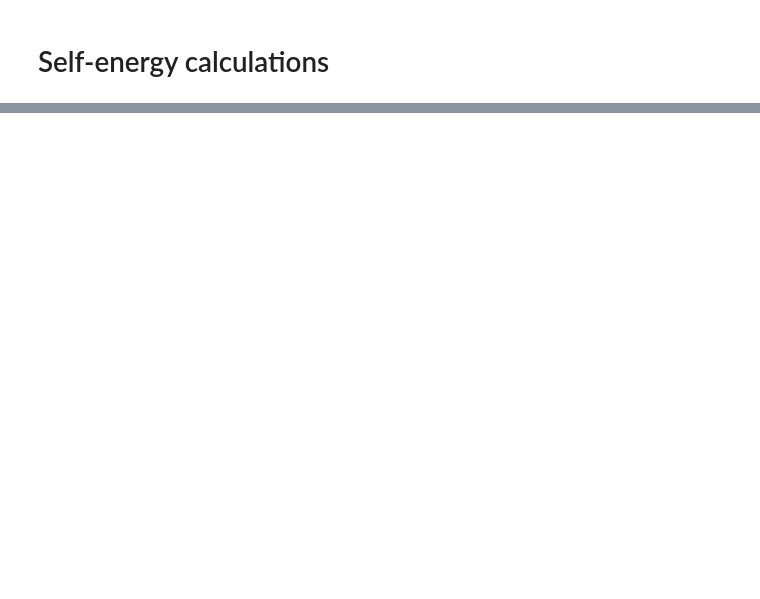
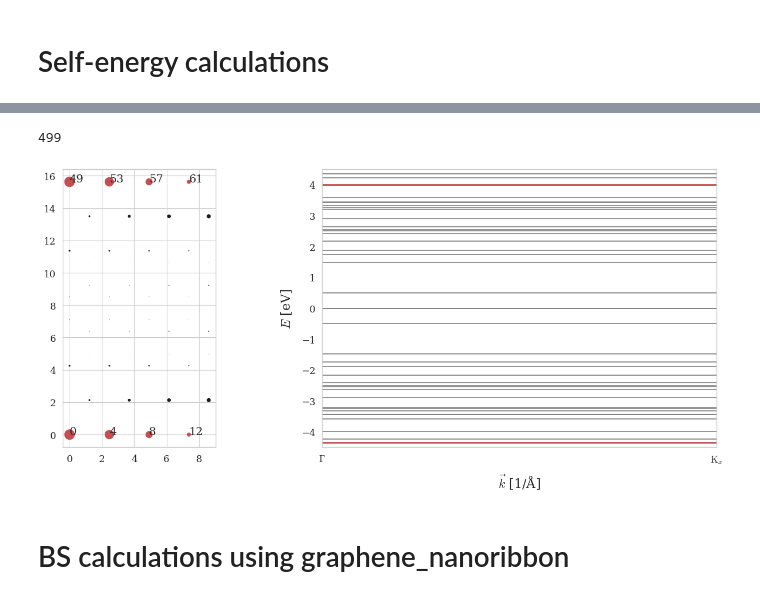
Before and after one commit to BastianValhoj/QTM-ML, a Jupyter notebook: scripts/edge_states.ipynb, the cells around one changed output, grey strips where cells are left out. Saved outputs shown, nothing was run; the diff lists cells and outputs as text; code cells hidden in the pictures; blank space fills up the shorter version.

```diff
--- a/scripts/edge_states.ipynb
+++ b/scripts/edge_states.ipynb
@@ -76 +276,44 @@ PDOS = EIGSTATE.PDOS(ENERGIES).squeeze()
+# %%
+y_coords = XYZ[:, 1]
+ymin = y_coords.min()
+ymax = y_coords.max()
+tol = INNER_R
+
+
+top_edge_indices, = np.where(np.abs(y_coords - ymax) < tol)
+bottom_edge_indices,  = np.where(np.abs(y_coords - ymin) < tol)
+
+edges = np.concatenate([bottom_edge_indices, top_edge_indices])
+not_edges = np.delete(np.arange(len(y_coords)), edges)
+
+energy = 0.0
+ener_idxs, = np.where(np.isclose(ENERGIES, energy, atol=1e-2, rtol=1e-4))
+E_idx = ener_idxs[0]
+print(E_idx)
+
+
+## plotting
+fig, axes = plt.subplots(1, 2, figsize=(14,6))
+axes[0].scatter(XYZ[edges, 0], XYZ[edges, 1], s=PDOS[edges, E_idx]*1e2, c='r')
+axes[0].scatter(XYZ[not_edges, 0], XYZ[not_edges, 1], s=PDOS[not_edges, E_idx]*1e2, c='k')
+for i in edges:
+    x, y, _ = XYZ[i, :]
+    axes[0].annotate(xy=(x, y), text=i)
+axes[0].axis('scaled')
+
+
+# axes[1].plot(lk, eigs[:, nbands//2-15:nbands//2+15], color="k")
+axes[1].plot(LK, EIGS[:, not_edges], color="grey")
+axes[1].plot(LK, EIGS[:, edges], color="r", lw=2)
+
+# axes[1].axhline(ENERGIES[E_idx], lw=3, linestyle='--')
+axes[1].set(xticks=KT, xticklabels=KL, xlim=(LK[0], LK[-1]), xlabel=r"$\vec{k}$ [1/Å]", ylabel="$E$ [eV]")
+axes[1].set_ylim(-4.5, 4.5)
+axes[1].grid()
+fig.tight_layout()
+# %% [output]
+499
+[figure, added]
+# %% [markdown]
+# BS calculations using graphene_nanoribbon
 # %%
```
Also changed, not shown: parts of 27 cells of this notebook.
